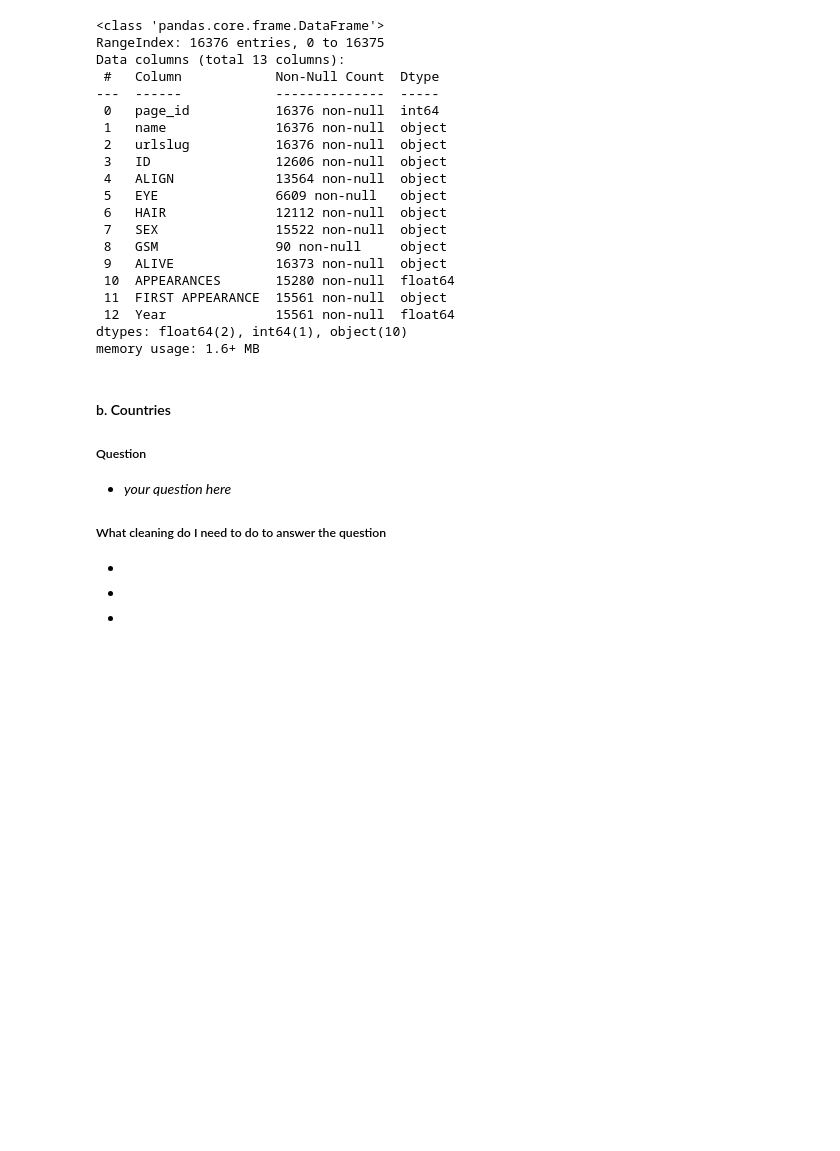
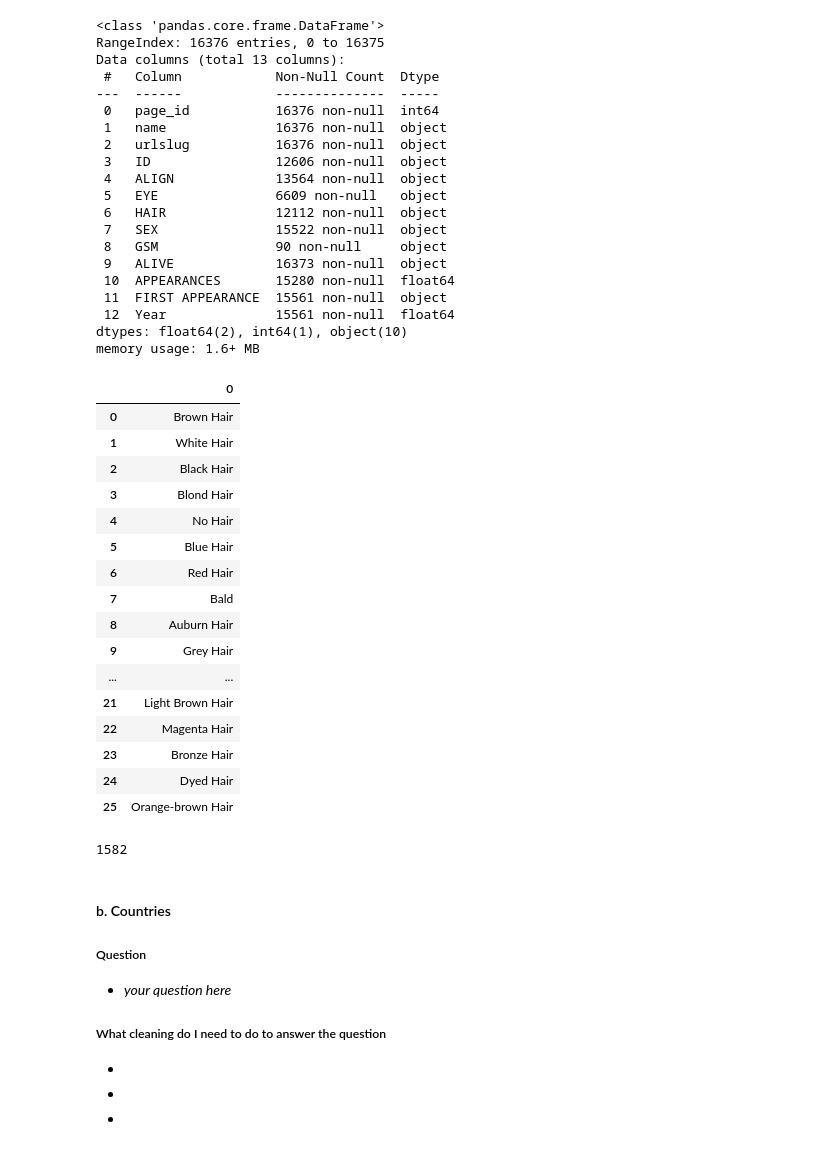
Before and after one commit to katiemarriner/lede-2021-data-module, a Jupyter notebook: answers/02-classwork-pandas-bs-documentation.ipynb, the cells around one changed output. Saved outputs shown, nothing was run; the diff lists cells and outputs as text; code cells hidden in the pictures; blank space fills up the shorter version.

```diff
--- a/answers/02-classwork-pandas-bs-documentation.ipynb
+++ b/answers/02-classwork-pandas-bs-documentation.ipynb
@@ -276,3 +276,24 @@ Data columns (total 13 columns):
  12  Year              15561 non-null  float64
 dtypes: float64(2), int64(1), object(10)
 memory usage: 1.6+ MB
+# %%
+# Look up what options of hair color are available (categories)
+pd.DataFrame(df_avengers['HAIR'].unique())
+# %% [output]
+|  | 0 |
+| 0 | Brown Hair |
+| 1 | White Hair |
+| 2 | Black Hair |
+| 3 | Blond Hair |
+| 4 | No Hair |
+| 5 | Blue Hair |
+| 6 | Red Hair |
+| 7 | Bald |
+| 8 | Auburn Hair |
+| 9 | Grey Hair |
+| ... | ... |
+| 21 | Light Brown Hair |
+| 22 | Magenta Hair |
+| 23 | Bronze Hair |
+| 24 | Dyed Hair |
+| 25 | Orange-brown Hair |
@@ -279,3 +303,8 @@ memory usage: 1.6+ MB
+# %%
+# Check count
+len(df_avengers[df_avengers['HAIR'] == 'Blond Hair'])
+# %% [output]
+1582
 # %% [markdown]
 #### b. Countries
 ##### Question
```
Also changed, not shown: parts of 3 cells of this notebook.
